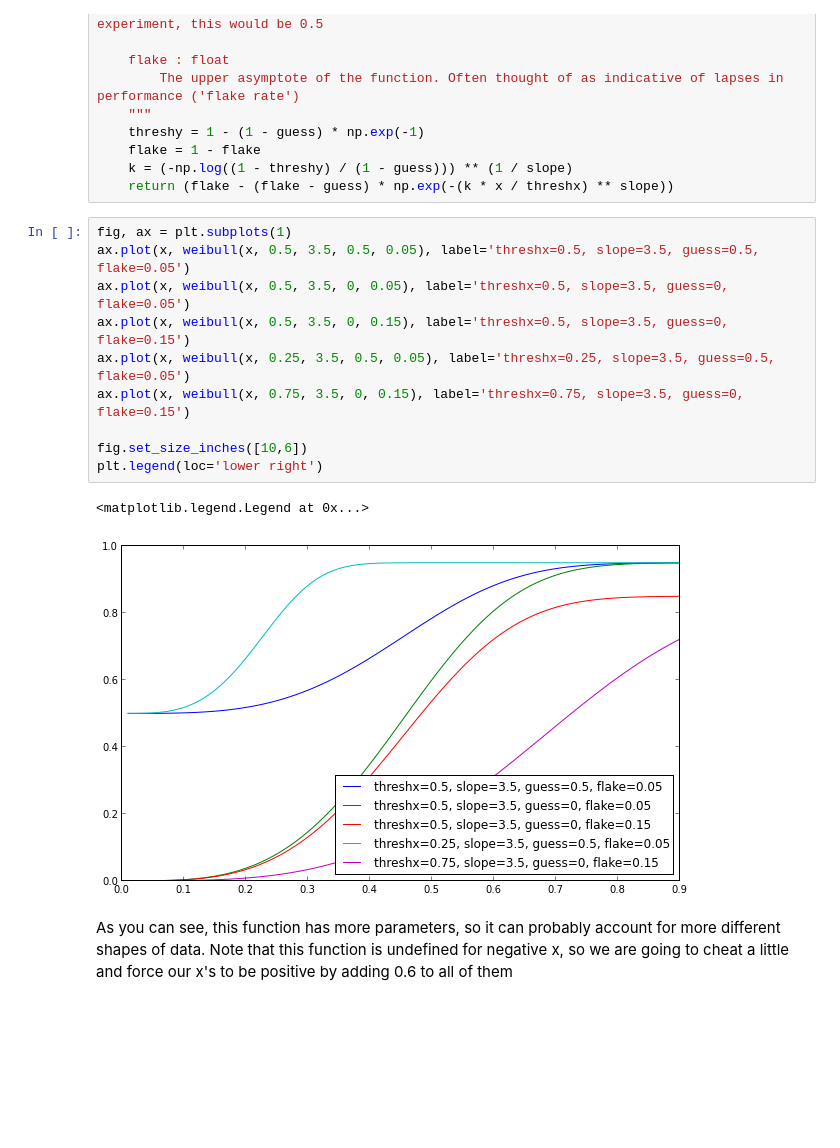
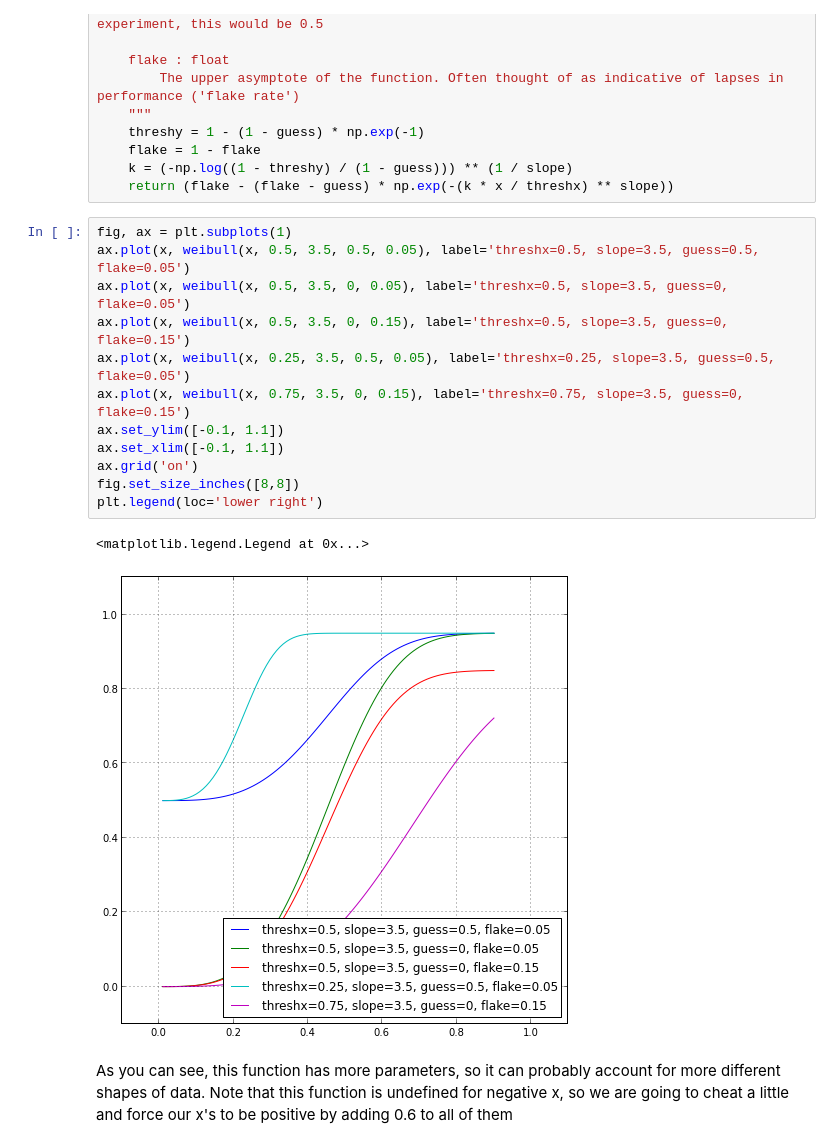
Before and after one commit to arokem/teach_optimization, a Jupyter notebook: optimization.ipynb, the cells around one changed output. Saved outputs shown, nothing was run; the diff lists cells and outputs as text; blank space fills up the shorter version.

```diff
--- a/optimization.ipynb
+++ b/optimization.ipynb
@@ -316,16 +350,18 @@ def weibull(x,threshx,slope,guess,flake):
 # %%
 fig, ax = plt.subplots(1)
 ax.plot(x, weibull(x, 0.5, 3.5, 0.5, 0.05), label='threshx=0.5, slope=3.5, guess=0.5, flake=0.05')
 ax.plot(x, weibull(x, 0.5, 3.5, 0, 0.05), label='threshx=0.5, slope=3.5, guess=0, flake=0.05')
 ax.plot(x, weibull(x, 0.5, 3.5, 0, 0.15), label='threshx=0.5, slope=3.5, guess=0, flake=0.15')
 ax.plot(x, weibull(x, 0.25, 3.5, 0.5, 0.05), label='threshx=0.25, slope=3.5, guess=0.5, flake=0.05')
 ax.plot(x, weibull(x, 0.75, 3.5, 0, 0.15), label='threshx=0.75, slope=3.5, guess=0, flake=0.15')
-
-fig.set_size_inches([10,6])
+ax.set_ylim([-0.1, 1.1])
+ax.set_xlim([-0.1, 1.1])
+ax.grid('on')
+fig.set_size_inches([8,8])
 plt.legend(loc='lower right')
 # %% [output]
 <matplotlib.legend.Legend at 0x...>
-[figure, old version]
+[figure, new version]
 # %% [markdown]
 As you can see, this function has more parameters, so it can probably account for more different shapes of data. Note that this function is undefined for negative x, so we are going to cheat a little and force our x's to be positive by adding 0.6 to all of them
 # %%
```
Also changed, not shown: parts of 37 cells of this notebook.
